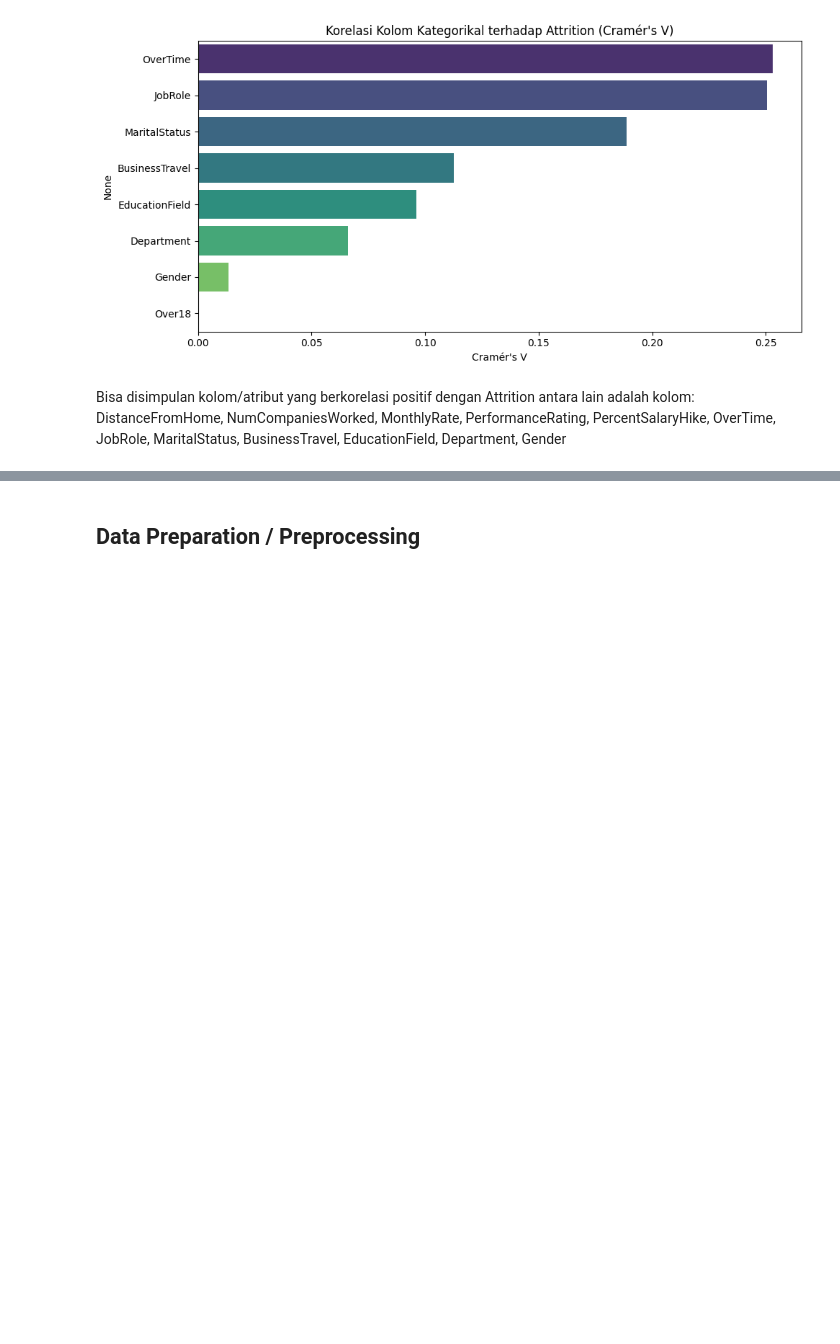
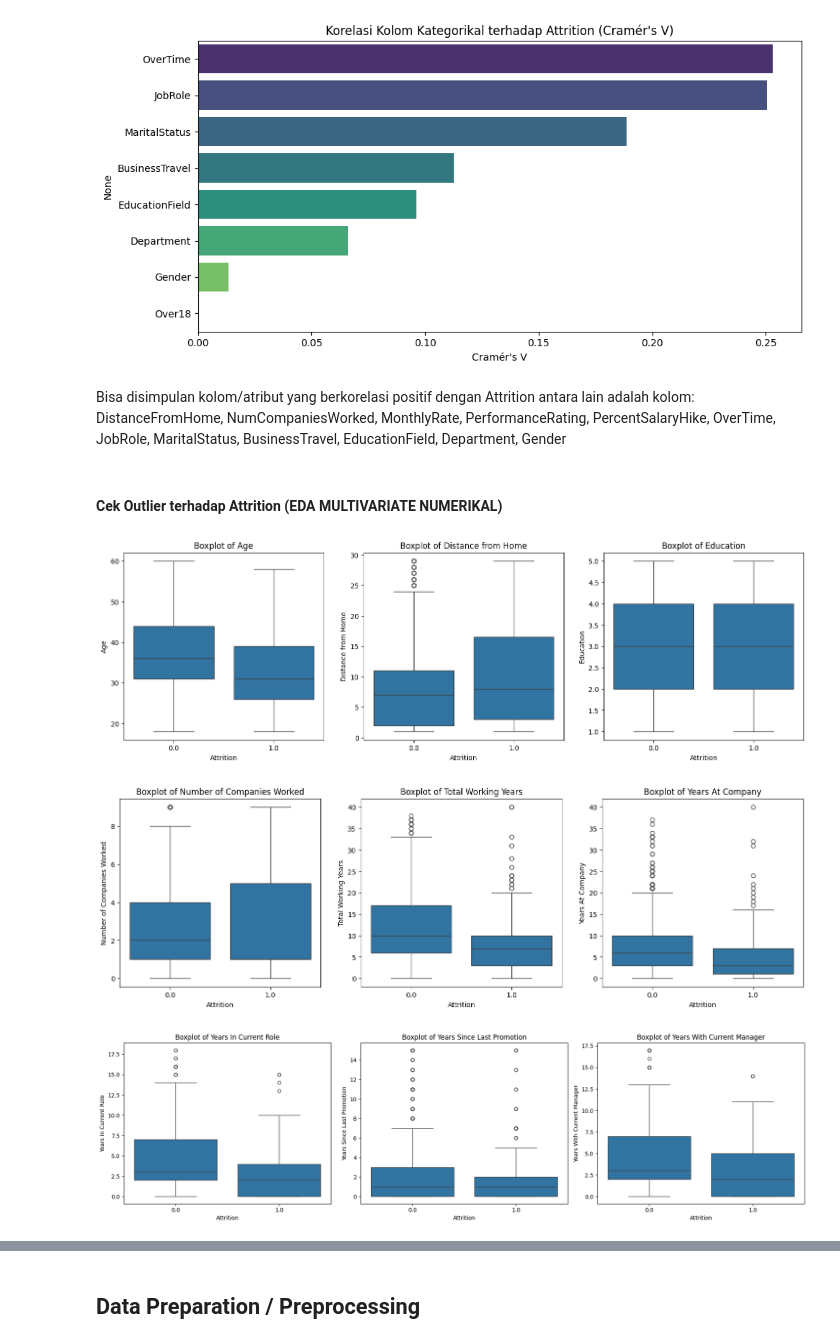
Before and after one commit to rahmantaufik27/analysis-attrition-dicoding, a Jupyter notebook: notebook.ipynb, the cells around one changed output, grey strips where cells are left out. Cells and saved outputs as stored; diff of their text form; code cells hidden in the pictures; blank space fills up the shorter version.

```diff
--- a/notebook.ipynb
+++ b/notebook.ipynb
@@ -201,3 +238,72 @@ dtype: float64
 # %% [markdown]
 Bisa disimpulan kolom/atribut yang berkorelasi positif dengan Attrition antara lain adalah kolom:
 DistanceFromHome, NumCompaniesWorked, MonthlyRate, PerformanceRating, PercentSalaryHike, OverTime, JobRole, MaritalStatus, BusinessTravel, EducationField, Department, Gender
+# %% [markdown]
+#### Cek Outlier terhadap Attrition  (EDA MULTIVARIATE NUMERIKAL)
+# %%
+plt.figure(figsize=(18, 5))
+
+# Boxplot untuk 'age'
+plt.subplot(1, 3, 1)
+sns.boxplot(x=df['Attrition'], y=df['Age'])
+plt.title('Boxplot of Age')
+plt.ylabel('Age')
+
+# Boxplot untuk 'Distance from Home'
+plt.subplot(1, 3, 2)
+sns.boxplot(x=df['Attrition'], y=df['DistanceFromHome'])
+plt.title('Boxplot of Distance from Home')
+plt.ylabel('Distance from Home')
+
+# Boxplot untuk 'Education'
+plt.subplot(1, 3, 3)
+sns.boxplot(x=df['Attrition'], y=df['Education'])
+plt.title('Boxplot of Education')
+plt.ylabel('Education')
+
+plt.figure(figsize=(18, 5))
+
+# Boxplot untuk 'Number of Companies Worked'
+plt.subplot(1, 3, 1)
+sns.boxplot(x=df['Attrition'], y=df['NumCompaniesWorked'])
+plt.title('Boxplot of Number of Companies Worked')
+plt.ylabel('Number of Companies Worked')
+
+# Total Working Years
+plt.subplot(1, 3, 2)
+sns.boxplot(x=df['Attrition'], y=df['TotalWorkingYears'])
+plt.title('Boxplot of Total Working Years')
+plt.ylabel('Total Working Years')
+
+# YearsAtCompany
+plt.subplot(1, 3, 3)
+sns.boxplot(x=df['Attrition'], y=df['YearsAtCompany'])
+plt.title('Boxplot of Years At Company')
+plt.ylabel('Years At Company')
+
+plt.figure(figsize=(18, 5))
+
+# YearsInCurrentRole
+plt.subplot(1, 3, 1)
+sns.boxplot(x=df['Attrition'], y=df['YearsInCurrentRole'])
+plt.title('Boxplot of Years In Current Role')
+plt.ylabel('Years In Current Role')
+
+# YearsSinceLastPromotion
+plt.subplot(1, 3, 2)
+sns.boxplot(x=df['Attrition'], y=df['YearsSinceLastPromotion'])
+plt.title('Boxplot of Years Since Last Promotion')
+plt.ylabel('Years Since Last Promotion')
+
+# YearsWithCurrManager
+plt.subplot(1, 3, 3)
+sns.boxplot(x=df['Attrition'], y=df['YearsWithCurrManager'])
+plt.title('Boxplot of Years With Current Manager')
+plt.ylabel('Years With Current Manager')
+
+plt.tight_layout()
+plt.show()
+# %% [output]
+[figure, added]
+[figure, added]
+[figure, added]
```
Also changed, not shown: parts of 10 cells of this notebook, 1 other file.
